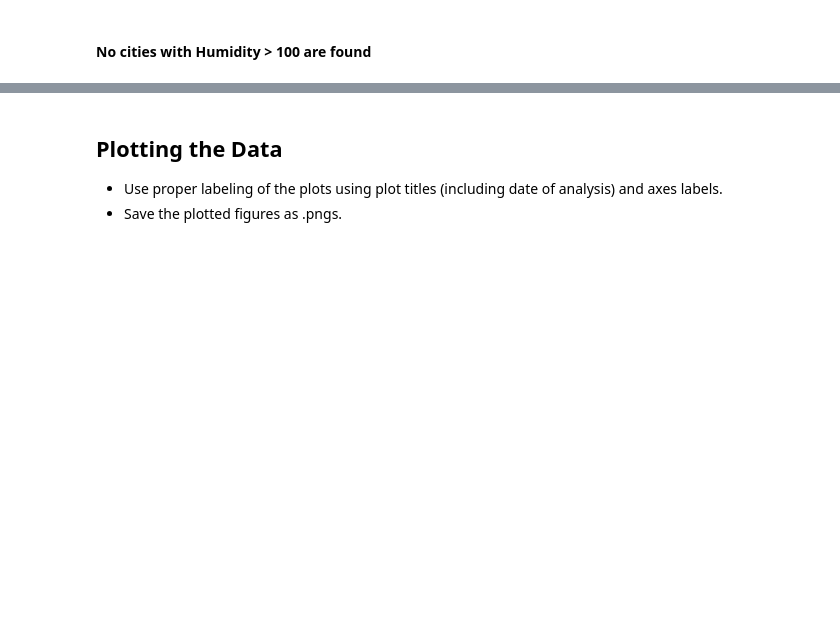
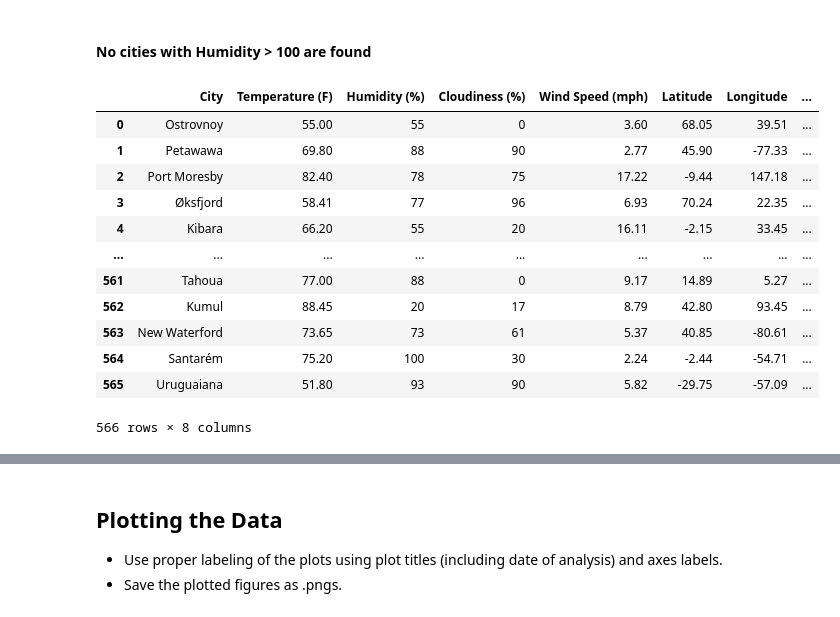
Before and after one commit to gidoneli/databootcamp, a Jupyter notebook: python-api-challenge/WeatherPy/WeatherPy.ipynb, the cells around one changed output, grey strips where cells are left out. Saved outputs shown, nothing was run; the diff lists cells and outputs as text; code cells hidden in the pictures; blank space fills up the shorter version.

```diff
--- a/python-api-challenge/WeatherPy/WeatherPy.ipynb
+++ b/python-api-challenge/WeatherPy/WeatherPy.ipynb
@@ -189,4 +189,19 @@ weather_df_100
 # %%
 # Extract relevant fields from the data frame
 # Export the City_Data into a csv
 weather_df.to_csv("Output/cities.csv", index = False)
+weather_df
+# %% [output]
+|  | City | Temperature (F) | Humidity (%) | Cloudiness (%) | Wind Speed (mph) | Latitude | Longitude | ... |
+| 0 | Ostrovnoy | 55.00 | 55 | 0 | 3.60 | 68.05 | 39.51 | ... |
+| 1 | Petawawa | 69.80 | 88 | 90 | 2.77 | 45.90 | -77.33 | ... |
+| 2 | Port Moresby | 82.40 | 78 | 75 | 17.22 | -9.44 | 147.18 | ... |
+| 3 | Øksfjord | 58.41 | 77 | 96 | 6.93 | 70.24 | 22.35 | ... |
+| 4 | Kibara | 66.20 | 55 | 20 | 16.11 | -2.15 | 33.45 | ... |
+| ... | ... | ... | ... | ... | ... | ... | ... | ... |
+| 561 | Tahoua | 77.00 | 88 | 0 | 9.17 | 14.89 | 5.27 | ... |
+| 562 | Kumul | 88.45 | 20 | 17 | 8.79 | 42.80 | 93.45 | ... |
+| 563 | New Waterford | 73.65 | 73 | 61 | 5.37 | 40.85 | -80.61 | ... |
+| 564 | Santarém | 75.20 | 100 | 30 | 2.24 | -2.44 | -54.71 | ... |
+| 565 | Uruguaiana | 51.80 | 93 | 90 | 5.82 | -29.75 | -57.09 | ... |
+566 rows × 8 columns
```
Also changed, not shown: parts of 10 cells of this notebook, 24 other files.
